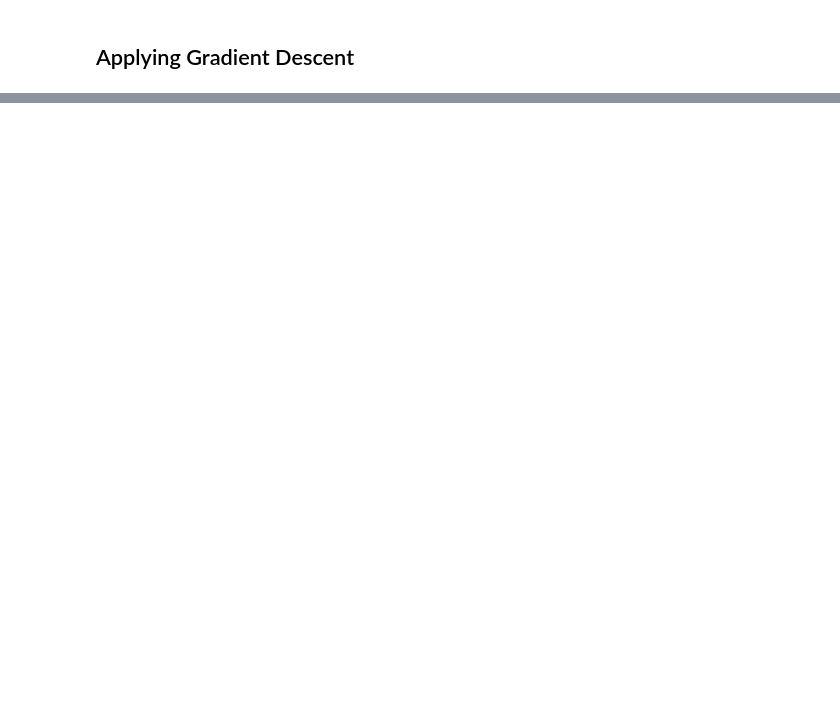
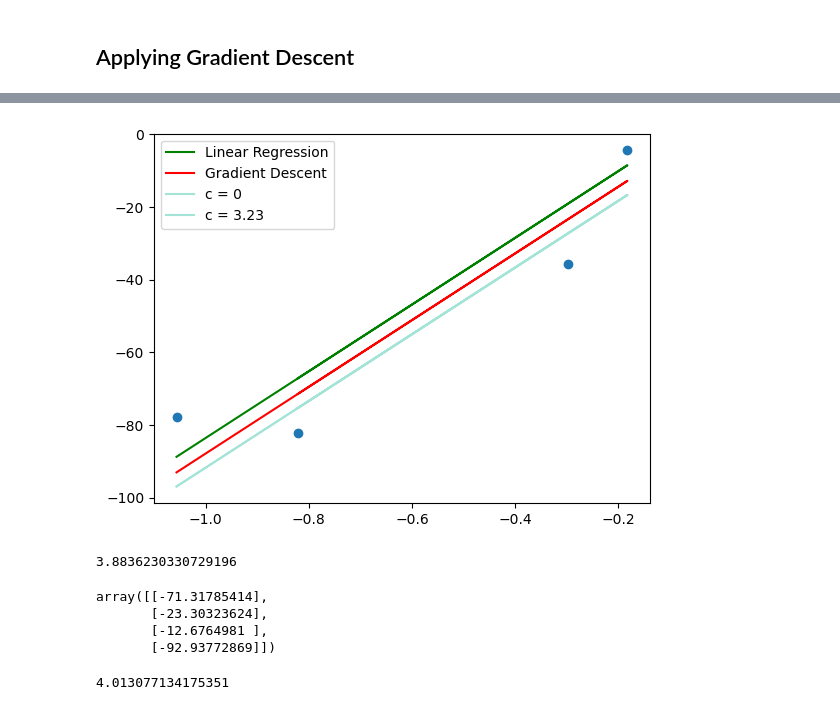
Before and after one commit to SahashRaee/Machine_Learning_Notebooks, a Jupyter notebook: 7.6_Gradient_Descent_Intuition.ipynb, the cells around one changed output, grey strips where cells are left out. Drawn from its saved outputs; the diff is of its cells as text; code cells hidden in the pictures; blank space fills up the shorter version.

```diff
--- a/7.6_Gradient_Descent_Intuition.ipynb
+++ b/7.6_Gradient_Descent_Intuition.ipynb
@@ -99,0 +147,18 @@ y_predict_1= (m*X + c_new)
+# %%
+plt.scatter(X, y)
+plt.plot(X, lr.predict(X), color='green', label='Linear Regression')
+plt.plot(X, y_predict_2, color='red', label='Gradient Descent')
+plt.plot(X, y_predict, color='#A3E4D7', label= 'c = 0')
+plt.plot(X, y_predict, color='#A3E4D7', label= 'c = 3.23')
+plt.legend()
+plt.show()
+# %% [output]
+[figure, added]
+# %%
+m= 91.74
+c= c_new2
+loss_slope=-2* np.sum(y-m*X.ravel()-c)
+loss_slope
+print(c)
+# %% [output]
+3.8836230330729196
@@ -100,3 +170,14 @@ y_predict_1= (m*X + c_new)
+# %%
+y_predict_3
+# %% [output]
+array([[-71.31785414],
+       [-23.30323624],
+       [-12.6764981 ],
+       [-92.93772869]])
+# %%
+c_new3
+# %% [output]
+4.013077134175351
 # %%
 plt.scatter(X, y)
 plt.plot(X, lr.predict(X), color='green', label='Linear Regression')
```
Also changed, not shown: parts of 28 cells of this notebook, 5 other files.
